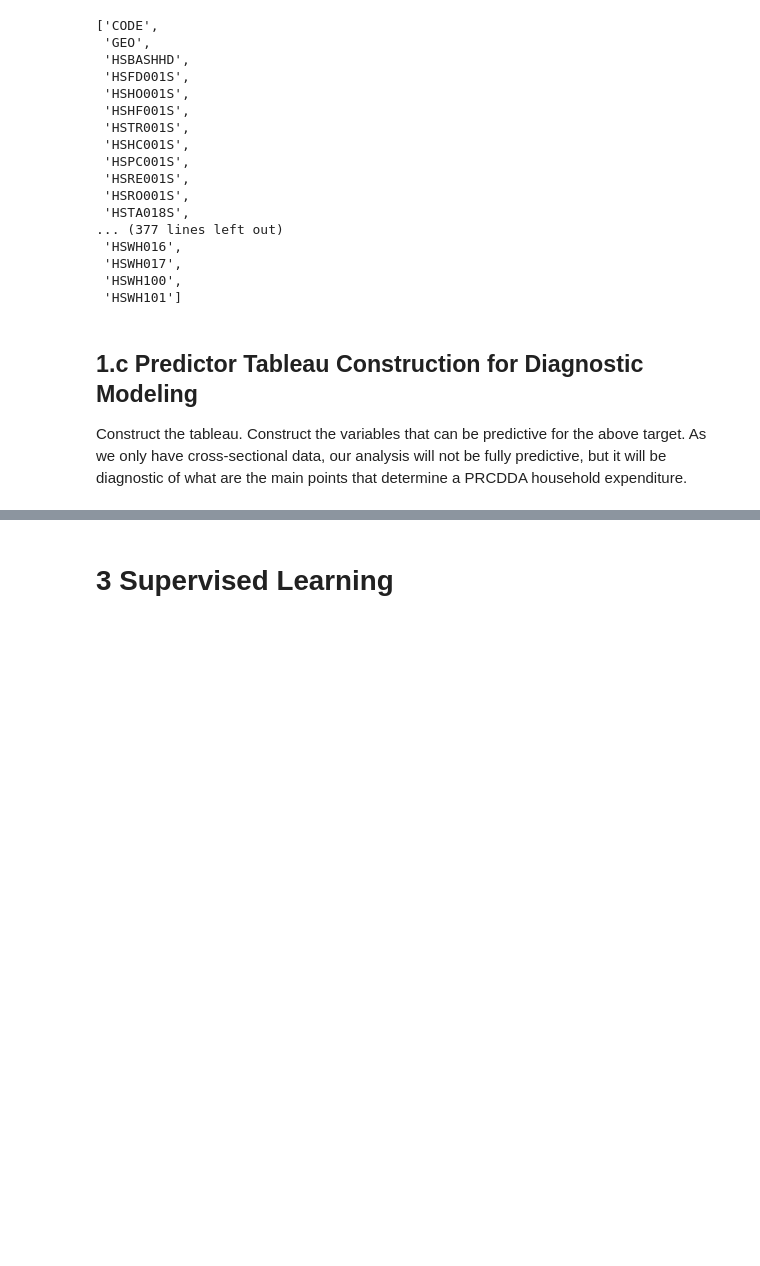
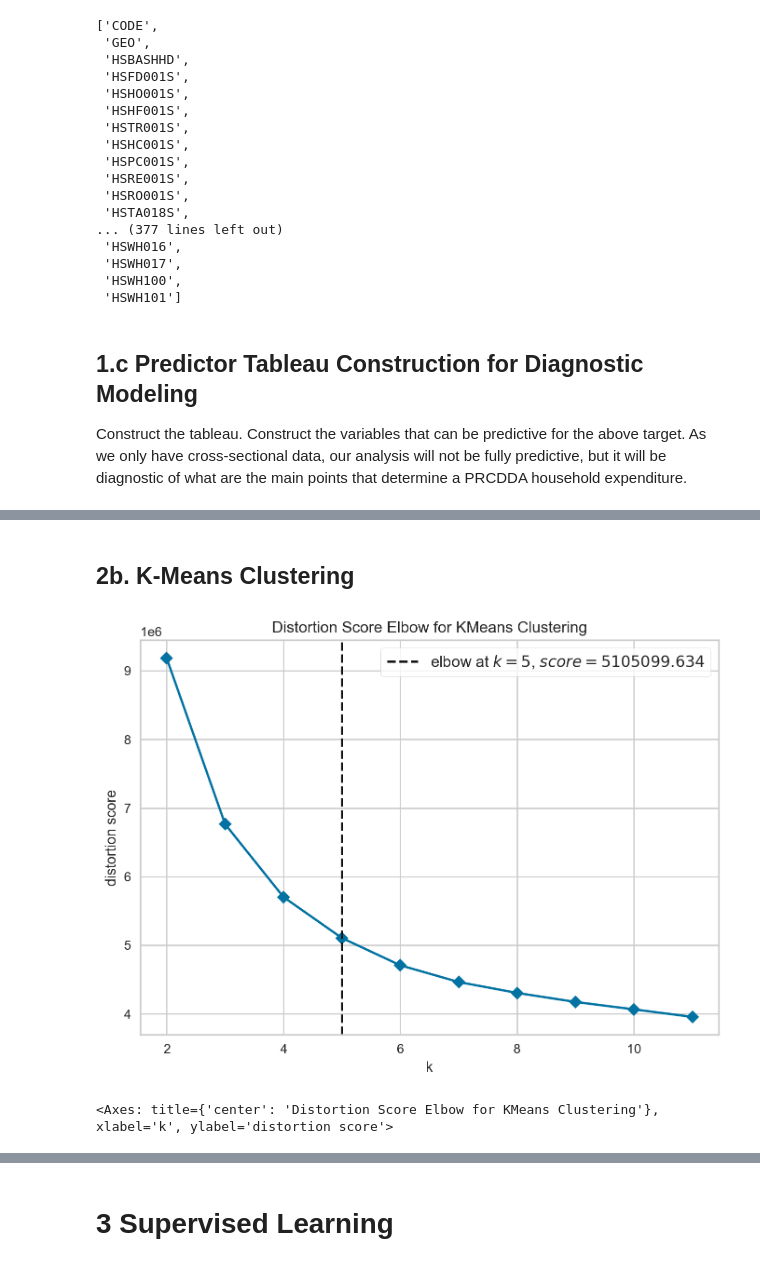
Before and after one commit to PhilippMayorov/UG39_Group_Project, a Jupyter notebook: CAD_household_analysis.ipynb, the cells around one changed output, grey strips where cells are left out. Saved outputs shown, nothing was run; the diff lists cells and outputs as text; code cells hidden in the pictures; blank space fills up the shorter version.

```diff
--- a/CAD_household_analysis.ipynb
+++ b/CAD_household_analysis.ipynb
@@ -401,0 +414,6 @@ shape: (57_936, 319)
+# %%
+# Fit a fresh scaler for unsupervised learning on train set only
+scaler_unsup = StandardScaler()
+X_train_scaled_unsup = scaler_unsup.fit_transform(X_train_df)
+# Apply to test set for later silhouette comparisons
+X_test_scaled_unsup = scaler_unsup.transform(X_test_df)
@@ -401,0 +497,11 @@ shape: (57_936, 319)
+# %% [markdown]
+## 2b. K-Means Clustering
+# %%
+# 2b.i — Elbow curve (KElbowVisualizer, k=2..12)
+KClusterer = KMeans(random_state=42, n_init=10)
+visualizer = KElbowVisualizer(KClusterer, k=(2, 12), locate_elbow=True, timings=False)
+visualizer.fit(X_train_scaled_unsup)
+visualizer.show()
+# %% [output]
+[figure, added]
+<Axes: title={'center': 'Distortion Score Elbow for KMeans Clustering'}, xlabel='k', ylabel='distortion score'>
```
Also changed, not shown: parts of 26 cells of this notebook.
